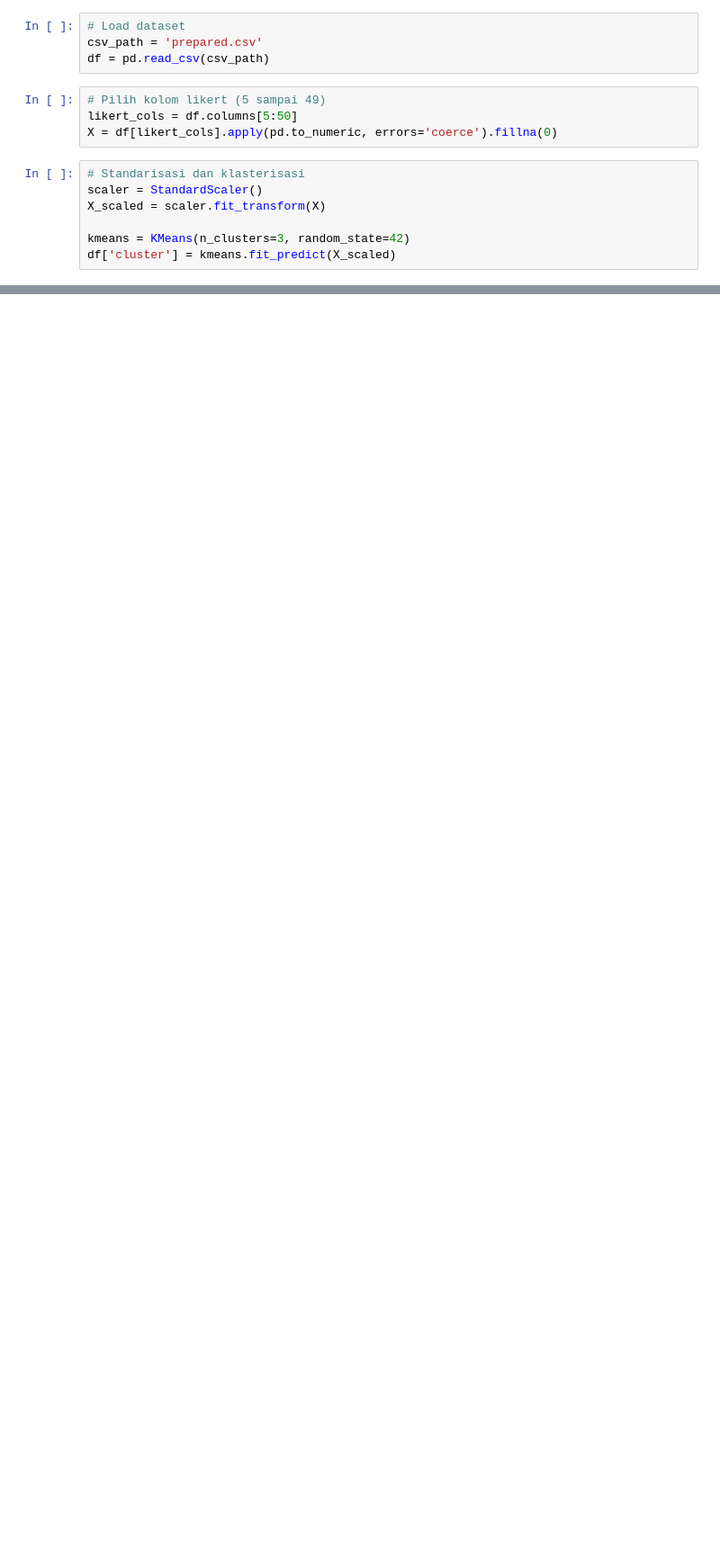
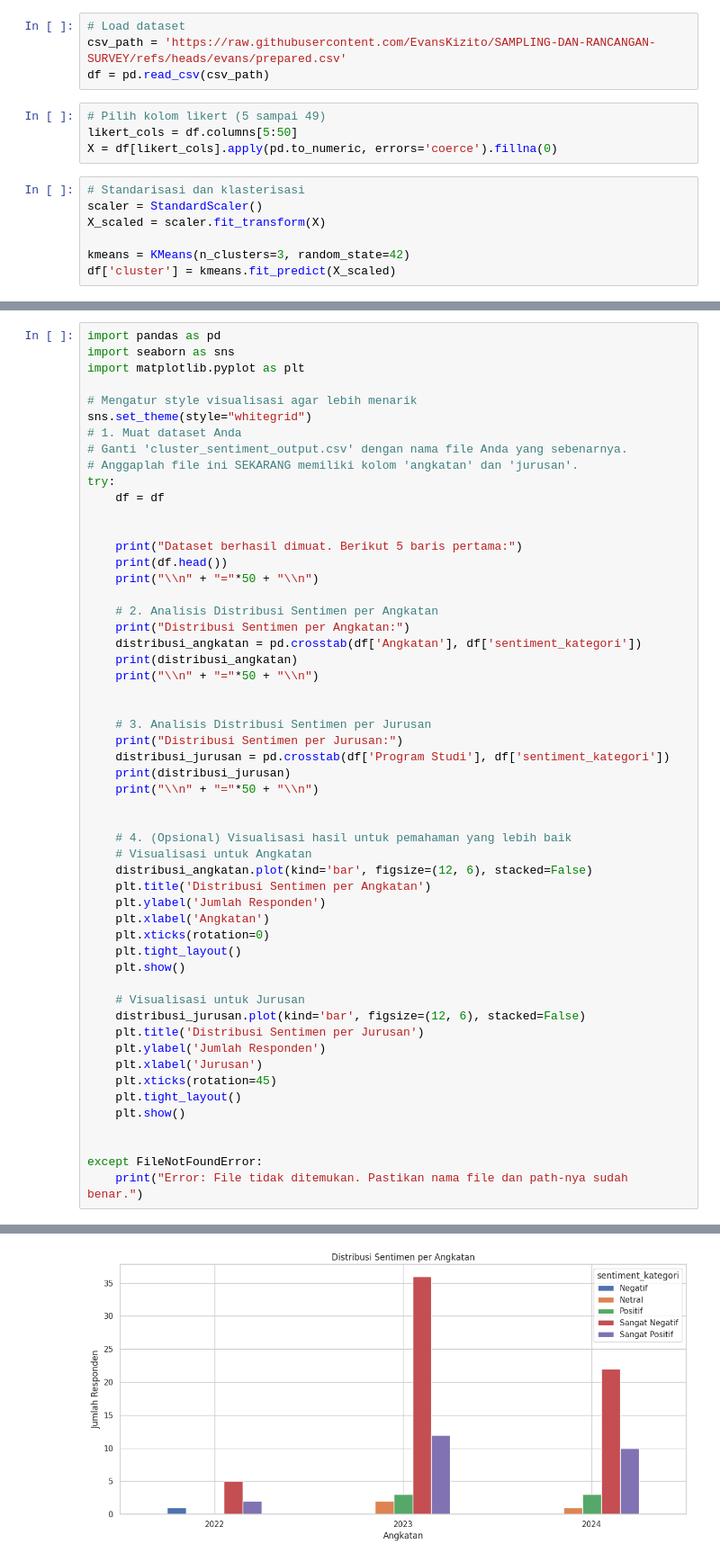
Before and after one commit to EvansKizito/SAMPLING-DAN-RANCANGAN-SURVEY, a Jupyter notebook: cluster_and_sentiment.ipynb, the cells around one changed output, grey strips where cells are left out. Shown at 90% size. Saved outputs shown, nothing was run; the diff lists cells and outputs as text; blank space fills up the shorter version.

```diff
--- a/cluster_and_sentiment.ipynb
+++ b/cluster_and_sentiment.ipynb
@@ -8,7 +8,7 @@ from sklearn.cluster import KMeans
 from transformers import pipeline
 # %%
 # Load dataset
-csv_path = 'prepared.csv'
+csv_path = 'https://raw.githubusercontent.com/EvansKizito/SAMPLING-DAN-RANCANGAN-SURVEY/refs/heads/evans/prepared.csv'
 df = pd.read_csv(csv_path)
 # %%
 # Pilih kolom likert (5 sampai 49)
@@ -55,0 +191,55 @@ print(f'Results written to {output_csv}')
+# %%
+import pandas as pd
+import seaborn as sns
+import matplotlib.pyplot as plt
+
+# Mengatur style visualisasi agar lebih menarik
+sns.set_theme(style="whitegrid")
+# 1. Muat dataset Anda
+# Ganti 'cluster_sentiment_output.csv' dengan nama file Anda yang sebenarnya.
+# Anggaplah file ini SEKARANG memiliki kolom 'angkatan' dan 'jurusan'.
+try:
+    df = df
+
+
+    print("Dataset berhasil dimuat. Berikut 5 baris pertama:")
+    print(df.head())
+    print("\\n" + "="*50 + "\\n")
+
+    # 2. Analisis Distribusi Sentimen per Angkatan
+    print("Distribusi Sentimen per Angkatan:")
+    distribusi_angkatan = pd.crosstab(df['Angkatan'], df['sentiment_kategori'])
+    print(distribusi_angkatan)
+    print("\\n" + "="*50 + "\\n")
+
+
+    # 3. Analisis Distribusi Sentimen per Jurusan
+    print("Distribusi Sentimen per Jurusan:")
+    distribusi_jurusan = pd.crosstab(df['Program Studi'], df['sentiment_kategori'])
+    print(distribusi_jurusan)
+    print("\\n" + "="*50 + "\\n")
+
+
+    # 4. (Opsional) Visualisasi hasil untuk pemahaman yang lebih baik
+    # Visualisasi untuk Angkatan
+    distribusi_angkatan.plot(kind='bar', figsize=(12, 6), stacked=False)
+    plt.title('Distribusi Sentimen per Angkatan')
+    plt.ylabel('Jumlah Responden')
+    plt.xlabel('Angkatan')
+    plt.xticks(rotation=0)
+    plt.tight_layout()
+    plt.show()
+
+    # Visualisasi untuk Jurusan
+    distribusi_jurusan.plot(kind='bar', figsize=(12, 6), stacked=False)
+    plt.title('Distribusi Sentimen per Jurusan')
+    plt.ylabel('Jumlah Responden')
+    plt.xlabel('Jurusan')
+    plt.xticks(rotation=45)
+    plt.tight_layout()
+    plt.show()
+
+
+except FileNotFoundError:
+    print("Error: File tidak ditemukan. Pastikan nama file dan path-nya sudah benar.")
+# %% [output]
@@ -55,0 +263 @@ print(f'Results written to {output_csv}')
+[figure, added]
```
Also changed, not shown: parts of 11 cells of this notebook.
